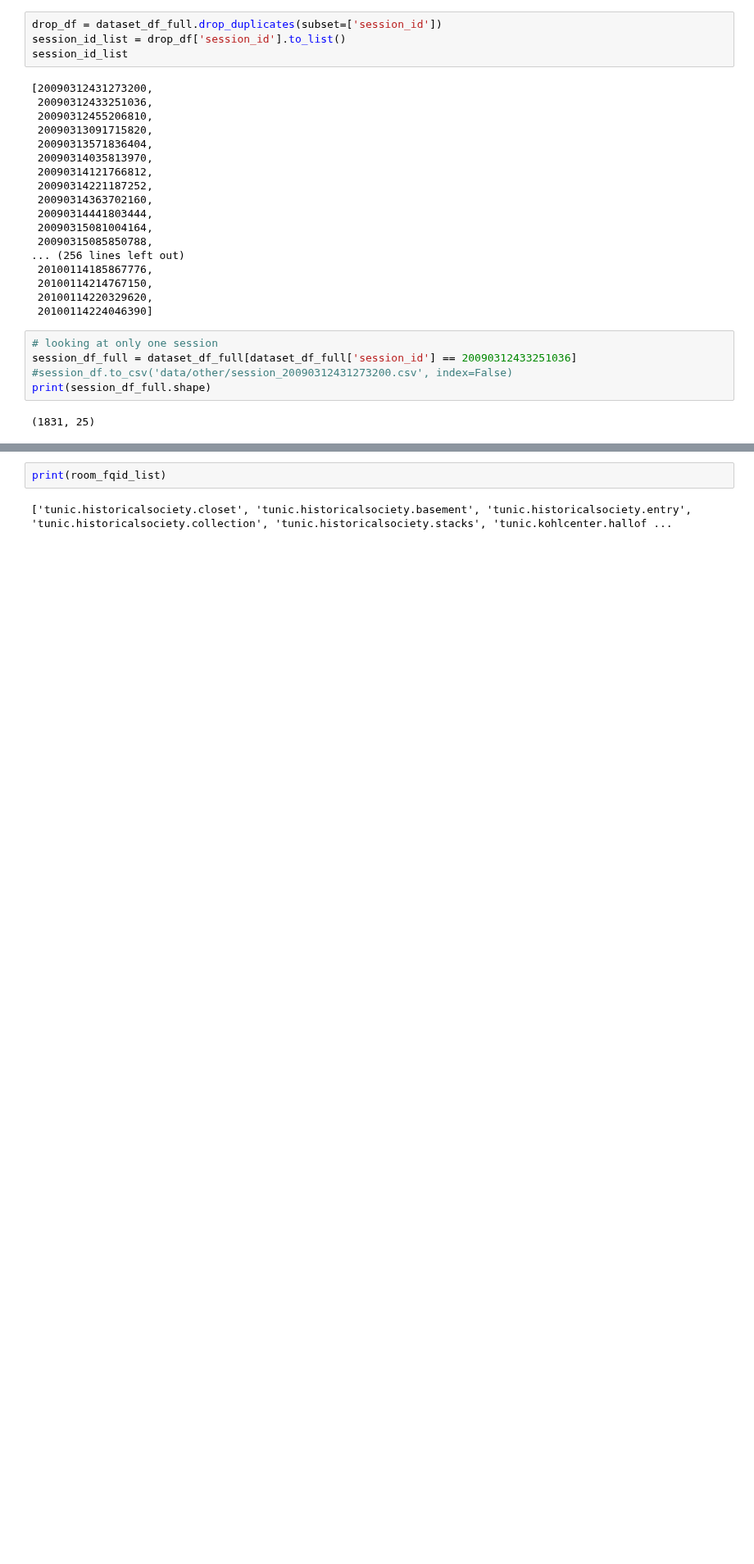
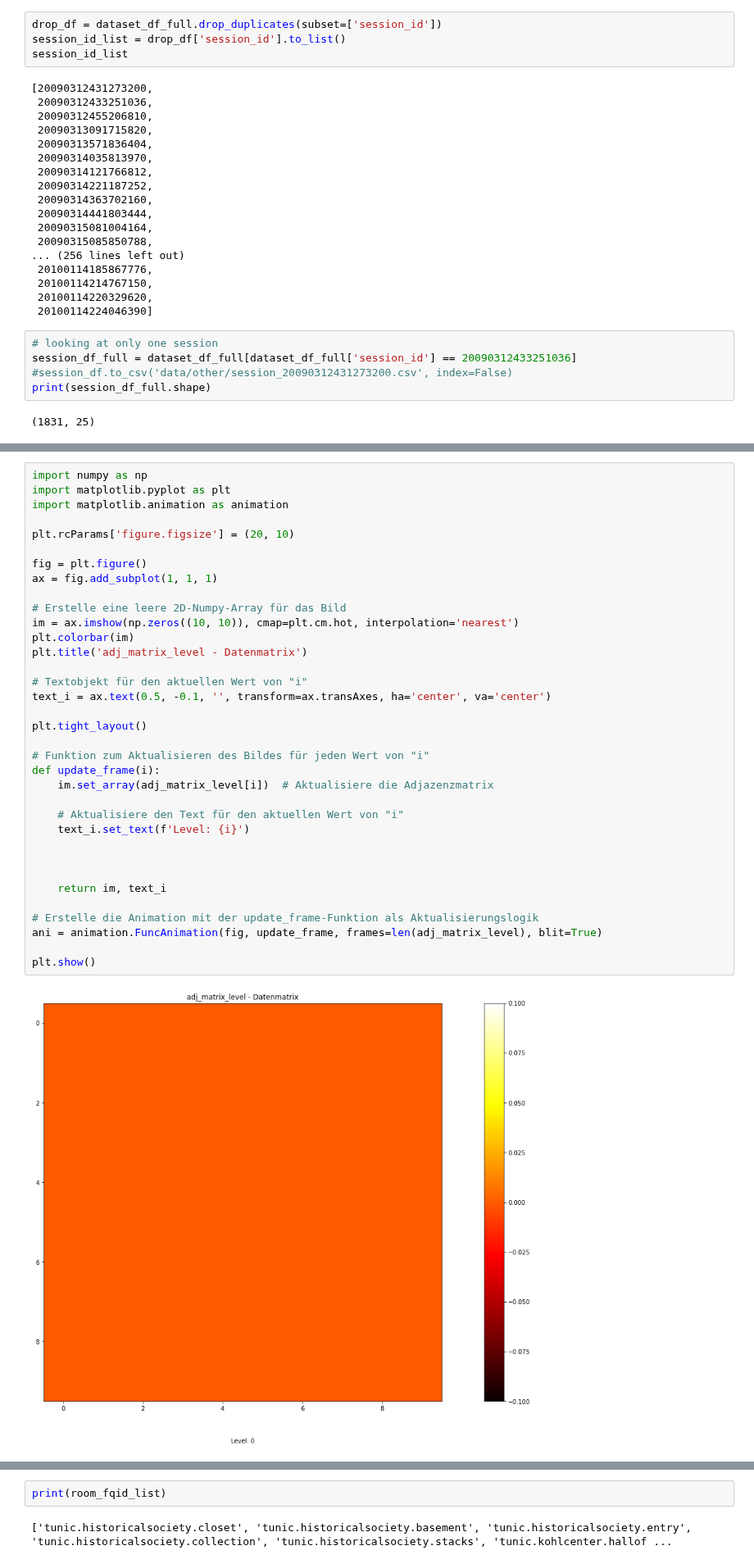
Before and after one commit to Kaggle-Project-TUC-DS/student-performance, a Jupyter notebook: notebooks/playing_with_the_data_martin.ipynb, the cells around one changed output, grey strips where cells are left out. Shown at 82% size. Cells and saved outputs as stored; diff of their text form; blank space fills up the shorter version.

```diff
--- a/notebooks/playing_with_the_data_martin.ipynb
+++ b/notebooks/playing_with_the_data_martin.ipynb
@@ -411,0 +428,37 @@ for i , session in enumerate(session_id_list):
+# %%
+import numpy as np
+import matplotlib.pyplot as plt
+import matplotlib.animation as animation
+
+plt.rcParams['figure.figsize'] = (20, 10)
+
+fig = plt.figure()
+ax = fig.add_subplot(1, 1, 1)
+
+# Erstelle eine leere 2D-Numpy-Array für das Bild
+im = ax.imshow(np.zeros((10, 10)), cmap=plt.cm.hot, interpolation='nearest')
+plt.colorbar(im)
+plt.title('adj_matrix_level - Datenmatrix')
+
+# Textobjekt für den aktuellen Wert von "i"
+text_i = ax.text(0.5, -0.1, '', transform=ax.transAxes, ha='center', va='center')
+
+plt.tight_layout()
+
+# Funktion zum Aktualisieren des Bildes für jeden Wert von "i"
+def update_frame(i):
+    im.set_array(adj_matrix_level[i])  # Aktualisiere die Adjazenzmatrix
+
+    # Aktualisiere den Text für den aktuellen Wert von "i"
+    text_i.set_text(f'Level: {i}')
+
+
+
+    return im, text_i
+
+# Erstelle die Animation mit der update_frame-Funktion als Aktualisierungslogik
+ani = animation.FuncAnimation(fig, update_frame, frames=len(adj_matrix_level), blit=True)
+
+plt.show()
+# %% [output]
+[figure, added]
```
Also changed, not shown: parts of 9 cells of this notebook, 1 other file.
